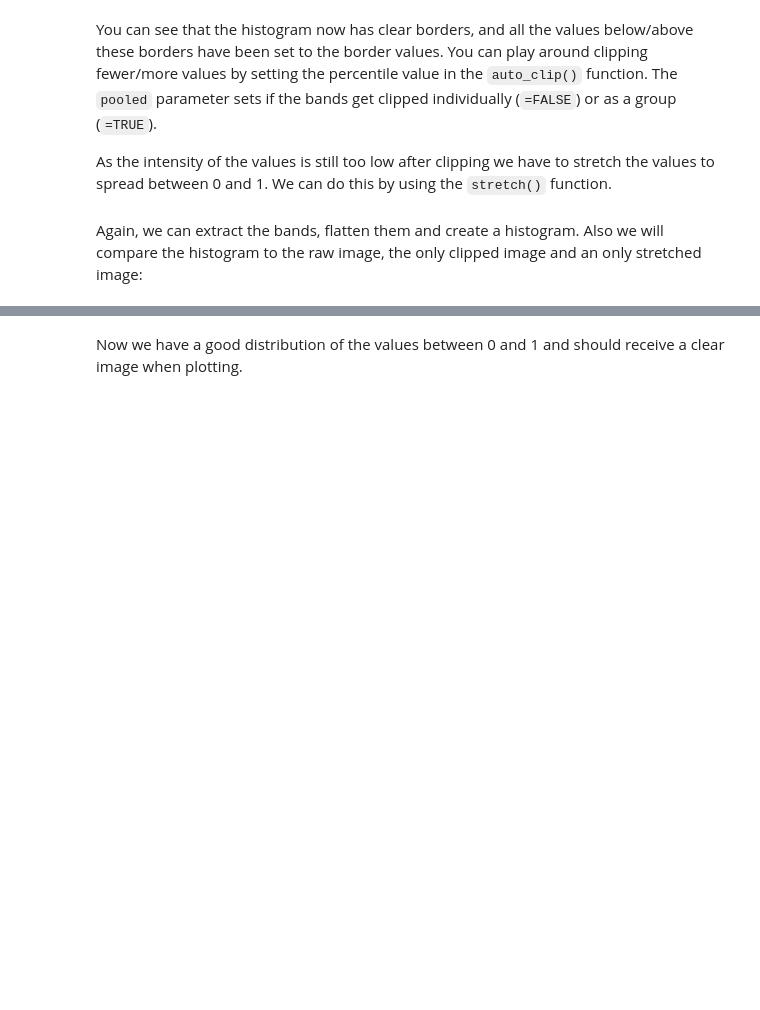
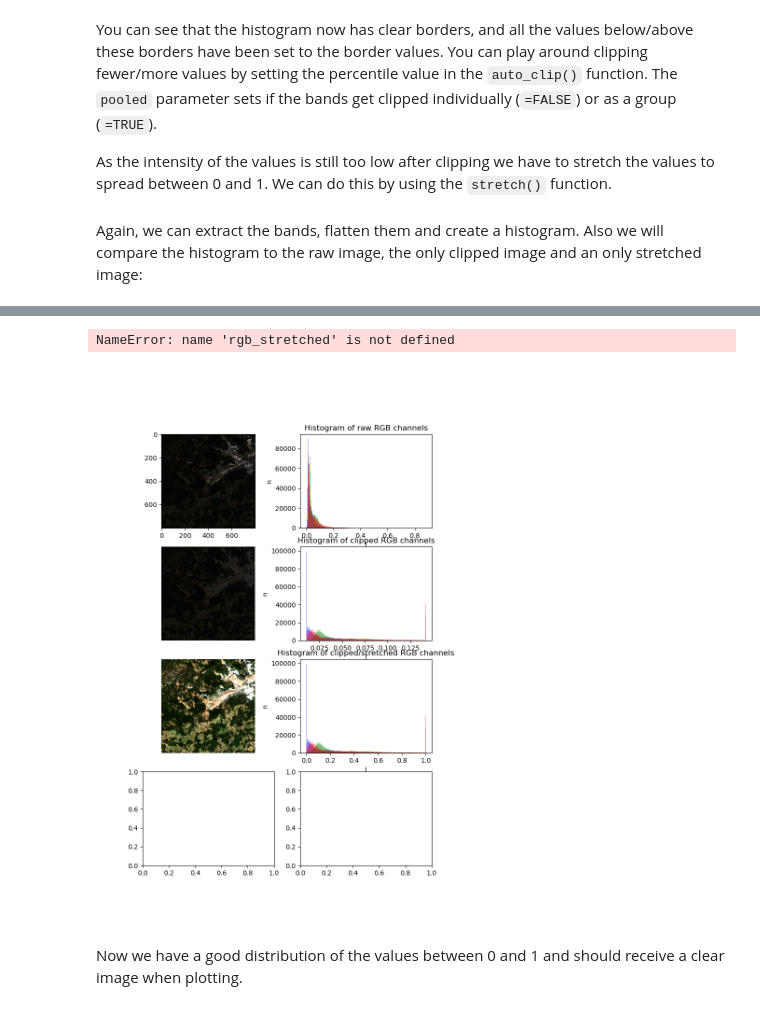
Before and after one commit to nfb2021/mwrs23, a Jupyter notebook: code_chunks_MW_RS.ipynb, the cells around one changed output, grey strips where cells are left out. Drawn from its saved outputs; the diff is of its cells as text; code cells hidden in the pictures; blank space fills up the shorter version.

```diff
--- a/code_chunks_MW_RS.ipynb
+++ b/code_chunks_MW_RS.ipynb
@@ -441,26 +654,38 @@ rgb_stretched = stretch(rgb_raw.copy(),0,1)
 # %%
-fig, ax = plt.subplots(4,2, figsize=(8,12))
-plot_rgb_histogram(rgb_raw, ax[0,1], 'Histogram of raw RGB channels', bins=300)
-ax[0,0].imshow(rgb_raw)
+fig, ax = plt.subplots(4, 2, figsize=(8, 12))
+plot_rgb_histogram(rgb_raw,
+                   ax[0, 1],
+                   'Histogram of raw RGB channels',
+                   bins=300)
+ax[0, 0].imshow(rgb_raw)
 #ax[0,0].set_axis_off()
 
-plot_rgb_histogram(rgb_clipped, ax[1,1], 'Histogram of clipped RGB channels', bins=300)
-ax[1,0].imshow(rgb_clipped)
-ax[1,0].set_axis_off()
+plot_rgb_histogram(rgb_clipped,
+                   ax[1, 1],
+                   'Histogram of clipped RGB channels',
+                   bins=300)
+ax[1, 0].imshow(rgb_clipped)
+ax[1, 0].set_axis_off()
 
+plot_rgb_histogram(rgb_clipped_stretched,
+                   ax[2, 1],
+                   'Histogram of clipped/stretched RGB channels',
+                   bins=300)
+ax[2, 0].imshow(rgb_clipped_stretched)
+ax[2, 0].set_axis_off()
 
-plot_rgb_histogram(rgb_clipped_stretched, ax[2,1], 'Histogram of clipped/stretched RGB channels', bins=300)
-ax[2,0].imshow(rgb_clipped_stretched)
-ax[2,0].set_axis_off()
-
-
-plot_rgb_histogram(rgb_stretched, ax[3,1], 'Histogram of stretched RGB channels', bins=300)
-ax[3,0].imshow(rgb_stretched)
-ax[3,0].set_axis_off()
-
+plot_rgb_histogram(rgb_stretched,
+                   ax[3, 1],
+                   'Histogram of stretched RGB channels',
+                   bins=300)
+ax[3, 0].imshow(rgb_stretched)
+ax[3, 0].set_axis_off()
 
 plt.tight_layout()
 plt.show()
+# %% [output]
+NameError: name 'rgb_stretched' is not defined
+[figure, added]
 # %% [markdown]
 Now we have a good distribution of the values between 0 and 1 and should receive a clear image when plotting.
 # %%
```
Also changed, not shown: parts of 52 cells of this notebook, 33 other files.
